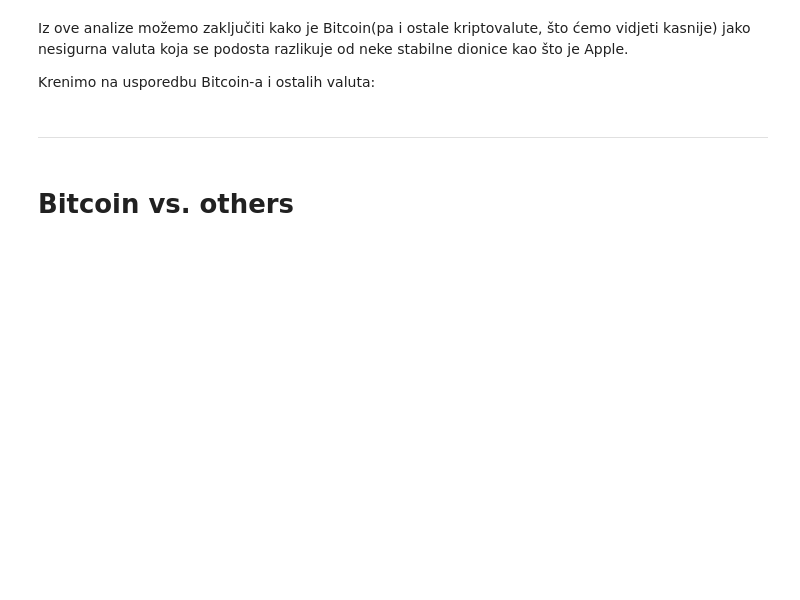
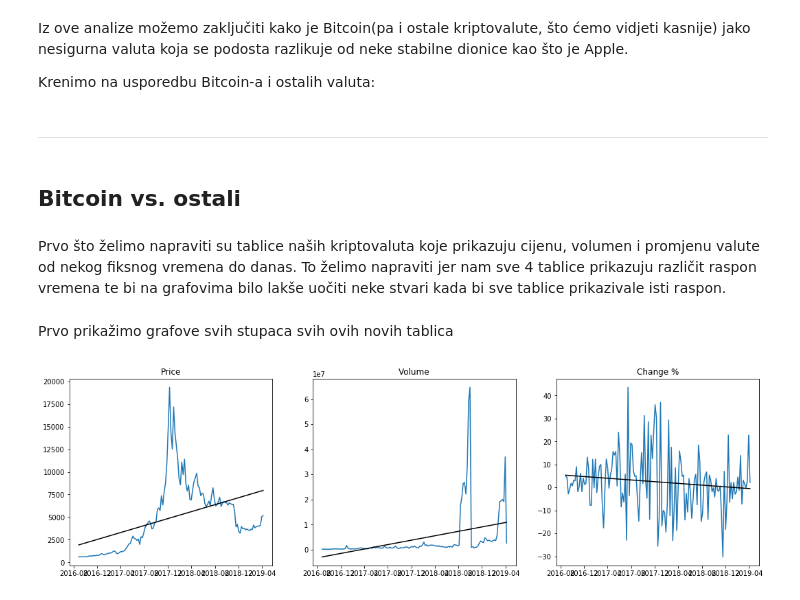
Before and after one commit to DRavlic/Cryptocurrency-Analysis, a Jupyter notebook: Cryptocurrencies.ipynb, the cells around one changed output. Drawn from its saved outputs; the diff is of its cells as text; code cells hidden in the pictures; blank space fills up the shorter version.

```diff
--- a/Cryptocurrencies.ipynb
+++ b/Cryptocurrencies.ipynb
@@ -269,6 +303,15 @@ Sada kada smo sredili sve podatke, bacimo se na analizu. Prvo ćemo uspoređivat
 Prije svega, prikažimo na grafu cijenu, volumen i promjenu kroz vrijeme
 # %%
 def plotaj_tablicu(tablica):
+    """
+    Funkcija koja crta 3 grafa vezanih za danu tablicu. Prikazuju se cijena, volumen i promjena kroz vrijeme.
+
+    Argument je DataFrame za kojeg želimo crtati spomenute grafove
+
+    Povratnih vrijednosti nema
+    """
+
+
     stupci = list(tablica.columns.values)
     fig, subplots = plt.subplots(1, 3, figsize=(18, 5))
 
@@ -410,4 +489,44 @@ Krenimo na usporedbu Bitcoin-a i ostalih valuta:
 # %% [markdown]
 -------------------------------------------------------------------------------------------------------------------
 # %% [markdown]
-# Bitcoin vs. others
+## Bitcoin vs. ostali <a name="btcvsostali"></a>
+# %% [markdown]
+Prvo što želimo napraviti su tablice naših kriptovaluta koje prikazuju cijenu, volumen i promjenu valute od nekog fiksnog vremena do danas. To želimo napraviti jer nam sve 4 tablice prikazuju različit raspon vremena te bi na grafovima bilo lakše uočiti neke stvari kada bi sve tablice prikazivale isti raspon.
+# %%
+def min_datum(tablice):
+    """
+    Funkcija koja pronalazi minimalni datum kojim možemo prikazati maksimalne
+    informacije u svim tablicama.
+
+    Argument 'tablice' je lista DataFrame-ova za koje tražimo taj minimalni datum.
+    Ukoliko ti DataFrame-ovi nemaju DatetimeIndex za index, funkcija bi mogla raditi na neočekivan način.
+
+    Povratna vrijednost je Timestamp datum.
+    """
+
+    trazeni_datum = tablice[0].index.min()
+
+    for tablica in tablice:
+        if( tablica.index.min() > trazeni_datum ):
+            trazeni_datum = tablica.index.min()
+
+    return trazeni_datum
+# %%
+pocetni_datum = min_datum(kriptovalute)
+
+bitcoin2 = bitcoin[bitcoin.index >= pocetni_datum]
+bitcoin2.name = 'Bitcoin'
+ethereum2 = ethereum[ethereum.index >= pocetni_datum]
+ethereum2.name = 'Ethereum'
+ripple2 = ripple[ripple.index >= pocetni_datum]
+ripple2.name = 'Ripple'
+litecoin2 = litecoin[litecoin.index >= pocetni_datum]
+litecoin2.name = 'Litecoin'
+
+kriptovalute2 = [bitcoin2, ethereum2, ripple2, litecoin2]
+# %% [markdown]
+Prvo prikažimo grafove svih stupaca svih ovih novih tablica
+# %%
+plotaj_tablicu(bitcoin2)
+# %% [output]
+[figure, added]
```
Also changed, not shown: parts of 41 cells of this notebook.
